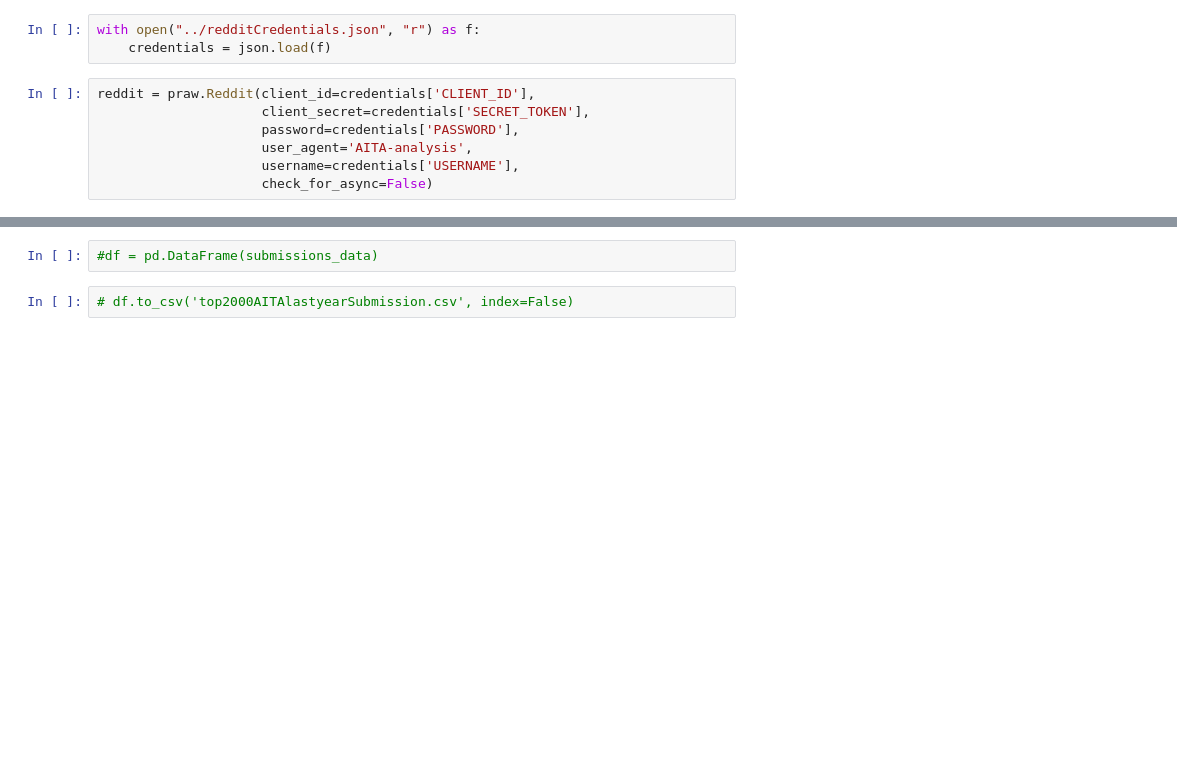
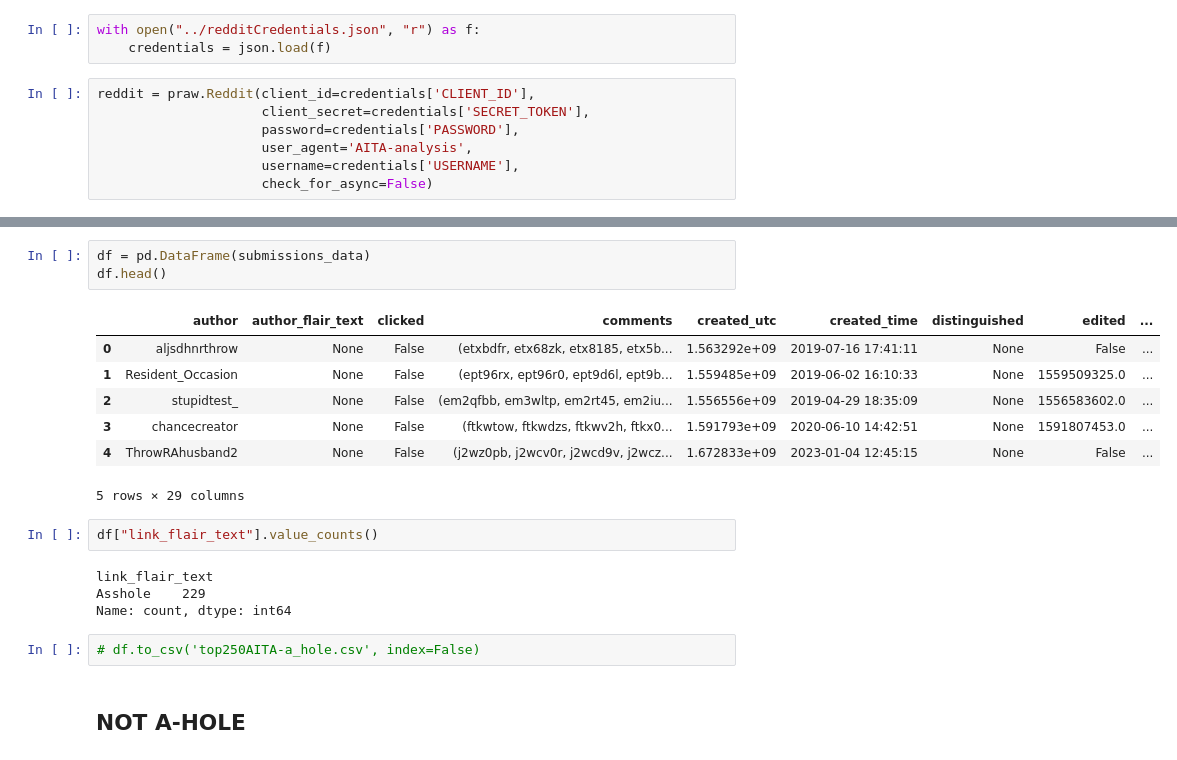
Before and after one commit to Antonello03/AITA-mood-swings, a Jupyter notebook: main.ipynb, the cells around one changed output, grey strips where cells are left out. Saved outputs shown, nothing was run; the diff lists cells and outputs as text; blank space fills up the shorter version.

```diff
--- a/main.ipynb
+++ b/main.ipynb
@@ -97,4 +89,21 @@ for submission in tqdm(
 # %%
-#df = pd.DataFrame(submissions_data)
+df = pd.DataFrame(submissions_data)
+df.head()
+# %% [output]
+|  | author | author_flair_text | clicked | comments | created_utc | created_time | distinguished | edited | ... |
+| 0 | aljsdhnrthrow | None | False | (etxbdfr, etx68zk, etx8185, etx5b... | 1.563292e+09 | 2019-07-16 17:41:11 | None | False | ... |
+| 1 | Resident_Occasion | None | False | (ept96rx, ept96r0, ept9d6l, ept9b... | 1.559485e+09 | 2019-06-02 16:10:33 | None | 1559509325.0 | ... |
+| 2 | stupidtest_ | None | False | (em2qfbb, em3wltp, em2rt45, em2iu... | 1.556556e+09 | 2019-04-29 18:35:09 | None | 1556583602.0 | ... |
+| 3 | chancecreator | None | False | (ftkwtow, ftkwdzs, ftkwv2h, ftkx0... | 1.591793e+09 | 2020-06-10 14:42:51 | None | 1591807453.0 | ... |
+| 4 | ThrowRAhusband2 | None | False | (j2wz0pb, j2wcv0r, j2wcd9v, j2wcz... | 1.672833e+09 | 2023-01-04 12:45:15 | None | False | ... |
+5 rows × 29 columns
+# %%
+df["link_flair_text"].value_counts()
+# %% [output]
+link_flair_text
+Asshole    229
+Name: count, dtype: int64
 # %%
-# df.to_csv('top2000AITAlastyearSubmission.csv', index=False)
+# df.to_csv('top250AITA-a_hole.csv', index=False)
+# %% [markdown]
+## NOT A-HOLE
```
Also changed, not shown: parts of 24 cells of this notebook, 3 other files.
